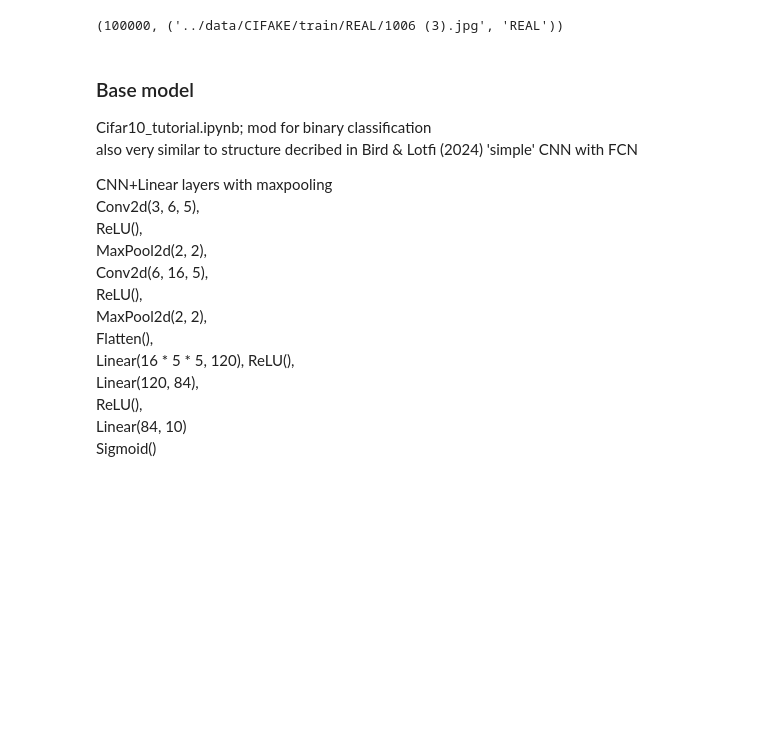
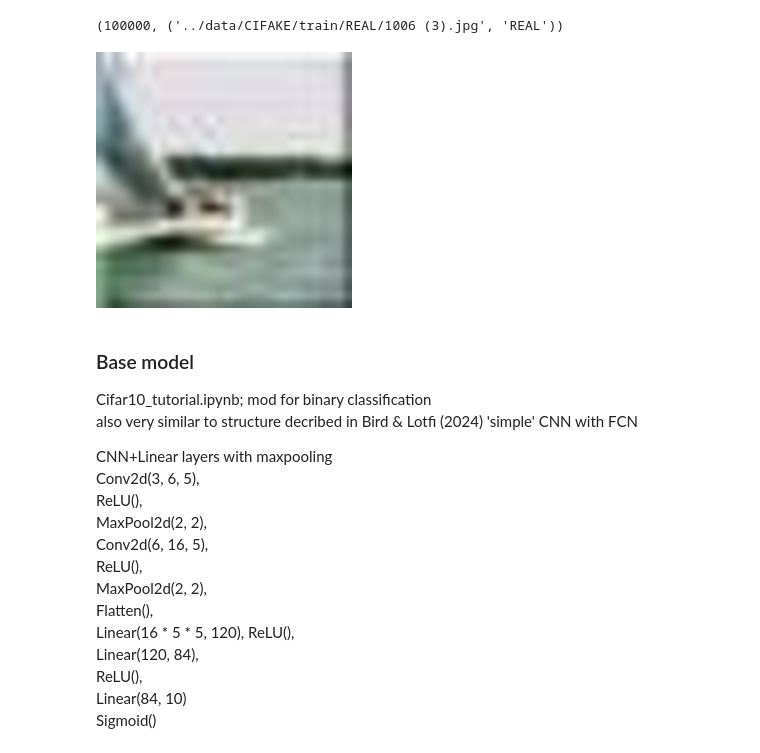
Before and after one commit to jshrdt/aics-project, a Jupyter notebook: code/CIFAKE_classification.ipynb, the cells around one changed output. Drawn from its saved outputs; the diff is of its cells as text; code cells hidden in the pictures; blank space fills up the shorter version.

```diff
--- a/code/aics0.ipynb
+++ b/code/CIFAKE_classification.ipynb
@@ -18,12 +15,11 @@ src_dir = config['CIFAKE_dir']  # https://www.kaggle.com/datasets/birdy654/cifak
 ### Load data
 # %%
 # load data
-data = get_files(src_dir)
+data = get_files(config['CIFAKE_dir'])
 # Split data
-trainfiles = data['train'][:int(len(data['train']))]
+trainfiles = data['train']
 testfiles = data['test']
 
-trainfiles[0]  # tuple of filepath + class as str
 len(trainfiles), trainfiles[0]
 # %% [output]
 (100000, ('../data/CIFAKE/train/REAL/1006 (3).jpg', 'REAL'))
@@ -39,3 +26,8 @@ len(trainfiles), trainfiles[0]
+# %%
+from PIL import Image
+(Image.open(trainfiles[0][0])).resize((32*8,32*8))
+# %% [output]
+[figure, added]
 # %%
 traindata = CI_LOADER(trainfiles, batch_size=32)
 testdata = CI_LOADER(testfiles, batch_size=32)
```
Also changed, not shown: parts of 11 cells of this notebook, 10 other files.
